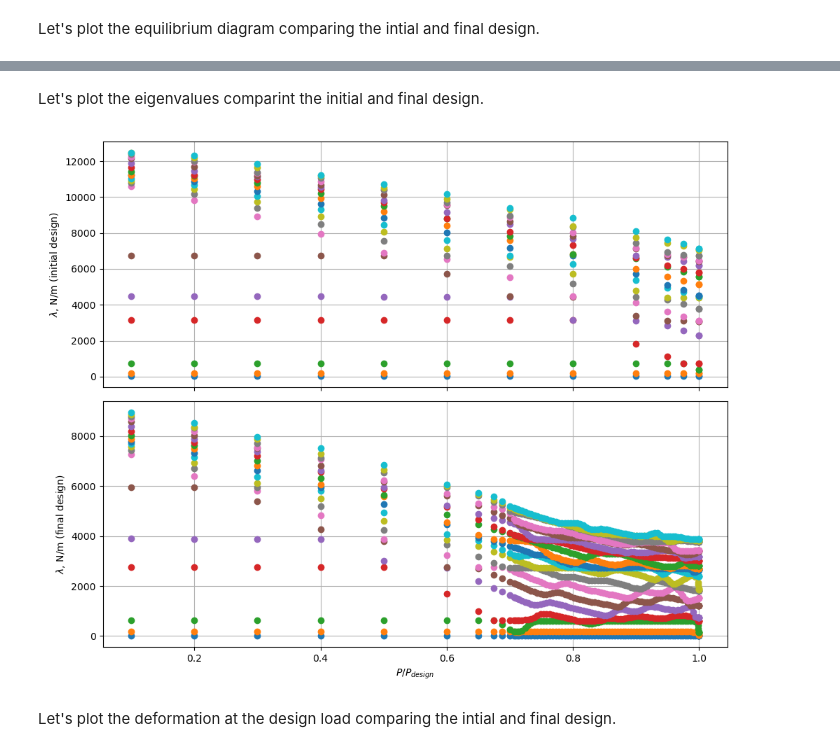
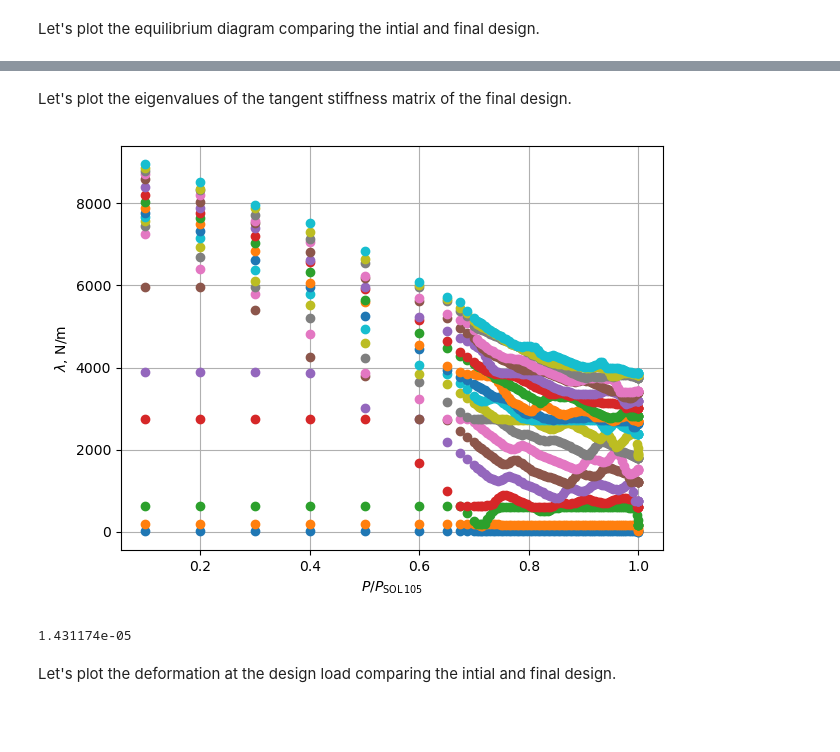
Before and after one commit to fmamitrotta/nonlinear-structural-stability-notebooks, a Jupyter notebook: notebooks/19_One-variable_Optimization_of_the_CRM-like_Box_Beam.ipynb, the cells around one changed output, grey strips where cells are left out. Drawn from its saved outputs; the diff is of its cells as text; code cells hidden in the pictures; blank space fills up the shorter version.

```diff
--- a/notebooks/19_One-variable_Optimization_of_the_CRM-like_Box_Beam.ipynb
+++ b/notebooks/19_One-variable_Optimization_of_the_CRM-like_Box_Beam.ipynb
@@ -658,0 +705,18 @@ WARNING: subcase.py:683 nwords_to_lsem=1000 nwords_to_lsem//4=250
+# %%
+tip_displacements = {}
+plt.figure()
+for count, key in enumerate(input_name_dict.keys()):
+    _, _, tip_displacements[key] = pynastran_utils.read_load_displacement_history_from_op2(op2_object=sol_106_op2[key],
+                                                                                           displacement_node_id=tip_master_node_id)
+    plt.plot(tip_displacements[key][FIRST_SUBCASE_ID][:, Z_AXIS_INDEX]/l, applied_loads[key][FIRST_SUBCASE_ID][:, Z_AXIS_INDEX]/design_load,
+              markers[count], label=input_name_dict[key])
+
+# Plot line of glass ceiling of linear buckling for final design
+plt.axhline(y=nondimensional_linear_buckling_load, color=colors[2], linestyle="--", label="glass ceiling of linear buckling (final design)")
+
+# Set plot appearance
+plt.xlabel("$u_{z, tip}/l$")
+plt.ylabel("$P/P_{design}$")
+plt.grid(visible=True)
+plt.legend()
+plt.show()
@@ -659,20 +776,24 @@ WARNING: subcase.py:683 nwords_to_lsem=1000 nwords_to_lsem//4=250
 # %% [markdown]
-Let's plot the eigenvalues comparint the initial and final design.
+Let's plot the eigenvalues of the tangent stiffness matrix of the final design.
 # %%
-# Create figure with two subplots sharing the x-axis
-fig, axes = plt.subplots(2, 1, sharex=True, figsize=(10, 8))
-for count, key in enumerate(input_name_dict.keys()):
-    # Read eigenvalues obtained with refence analysis
-    f06_path = os.path.join(ANALYSIS_DIRECTORY_PATH, key + ".f06")  # path to .f06 file
-    eigenvalues = pynastran_utils.read_kllrh_lowest_eigenvalues_from_f06(f06_path)
-    # Plot for refence analysis
-    axes[count].plot(applied_loads[key][FIRST_SUBCASE_ID][:, Z_AXIS_INDEX]/design_load, eigenvalues.T*1e3, "o")  # convert eigenvalues from N/mm to N/m
-    axes[count].set_ylabel(f"$\lambda$, N/m ({input_name_dict[key]})")
-    axes[count].grid(True)
-axes[1].set_xlabel("$P/P_{design}$")
+# Read eigenvalues obtained with refence mesh
+f06_path = os.path.join(ANALYSIS_DIRECTORY_PATH, DEFAULT_INPUT_NAME + ".f06")  # path to .f06 file
+eigenvalues_reference_mesh = pynastran_utils.read_kllrh_lowest_eigenvalues_from_f06(f06_path)
+
+# Create the figure
+plt.figure()
+
+# Plot for refence mesh
+plt.plot(applied_loads[key][FIRST_SUBCASE_ID][:, Z_AXIS_INDEX]/design_load, eigenvalues_reference_mesh.T*1e3, 'o')  # convert eigenvalues from N/mm to N/m
+plt.ylabel("$\lambda$, N/m")
+plt.xlabel("$P/P_\mathrm{SOL\/105}$")
+plt.grid(True)
+
+# Adjust layout for better appearance
 plt.tight_layout()
 plt.show()
 # %% [output]
-[figure, old version]
+[figure, new version]
+1.431174e-05
 # %% [markdown]
 Let's plot the deformation at the design load comparing the intial and final design.
```
Also changed, not shown: parts of 8 cells of this notebook, 1 other file.
